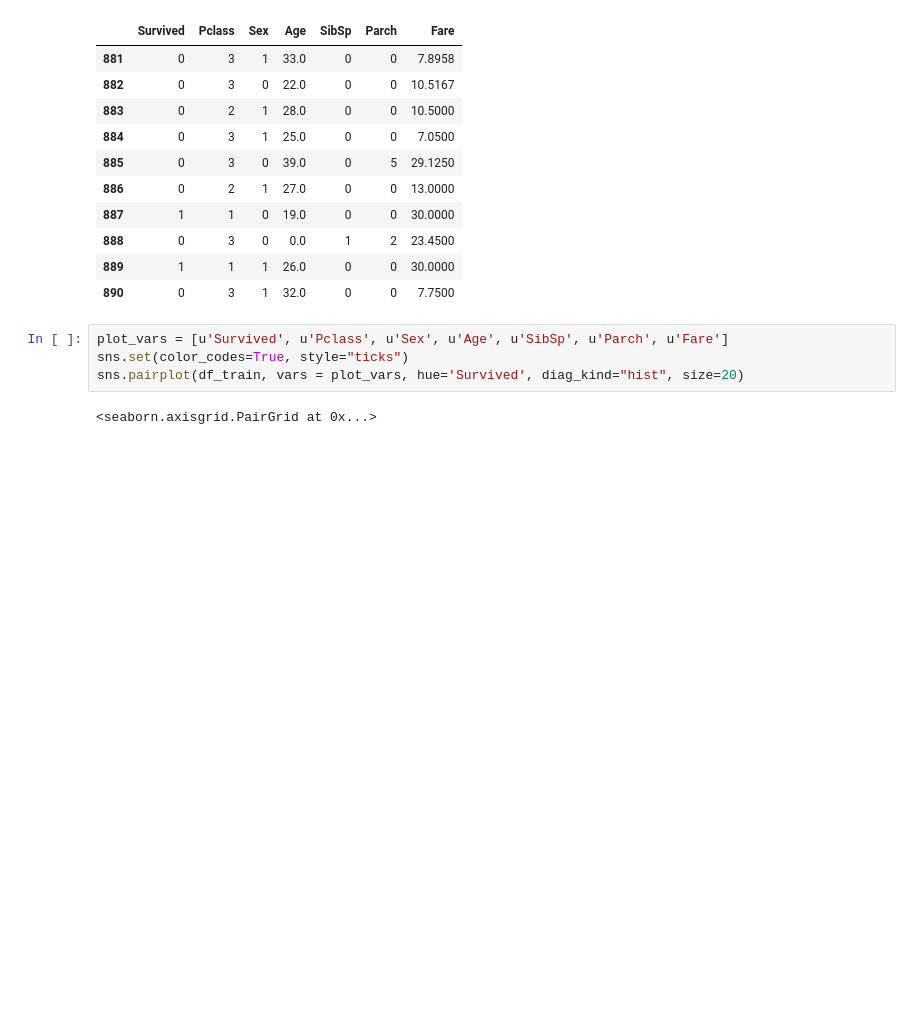
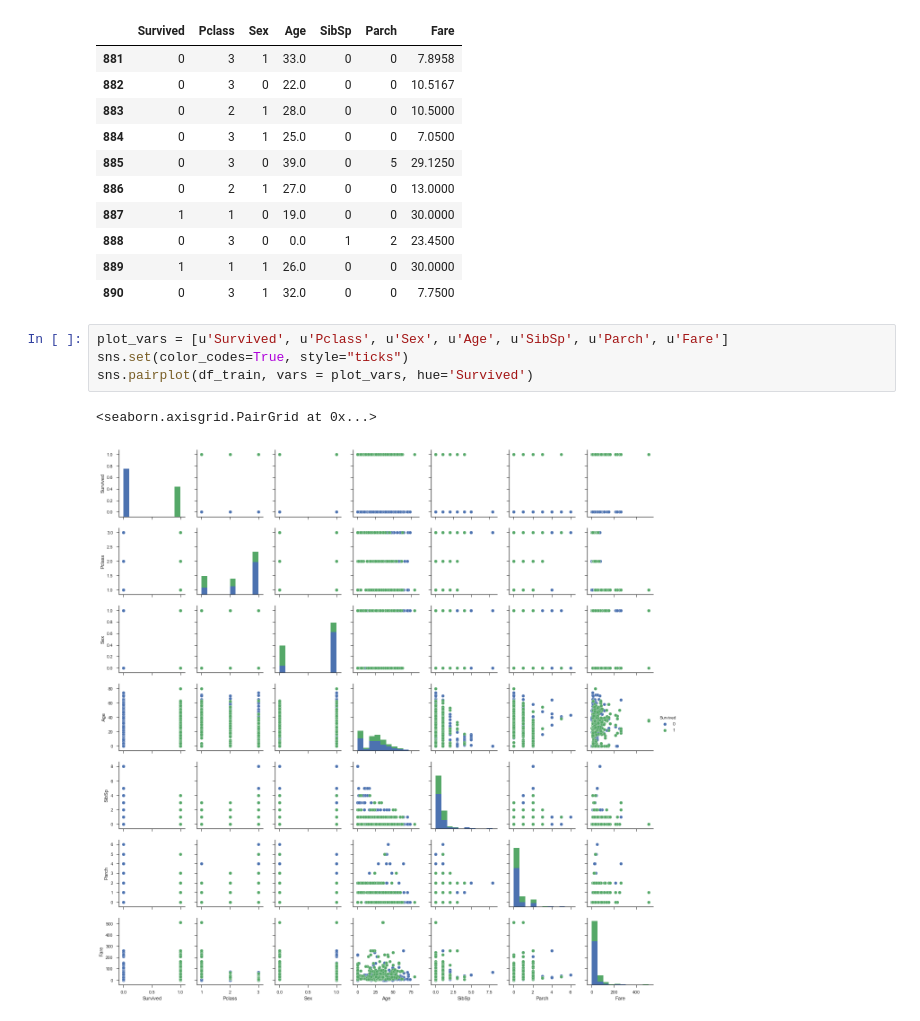
Before and after one commit to r-wambui/titanic_data_analysis, a Jupyter notebook: titanic.ipynb, the cells around one changed output. Drawn from its saved outputs; the diff is of its cells as text; blank space fills up the shorter version.

Commit message:
Pairplotting

```diff
--- a/titanic.ipynb
+++ b/titanic.ipynb
@@ -132,6 +132,7 @@ df_train.tail(10)
 # %%
 plot_vars = [u'Survived', u'Pclass', u'Sex', u'Age', u'SibSp', u'Parch', u'Fare']
 sns.set(color_codes=True, style="ticks")
-sns.pairplot(df_train, vars = plot_vars, hue='Survived', diag_kind="hist", size=20)
+sns.pairplot(df_train, vars = plot_vars, hue='Survived')
 # %% [output]
 <seaborn.axisgrid.PairGrid at 0x...>
+[figure, added]
```
